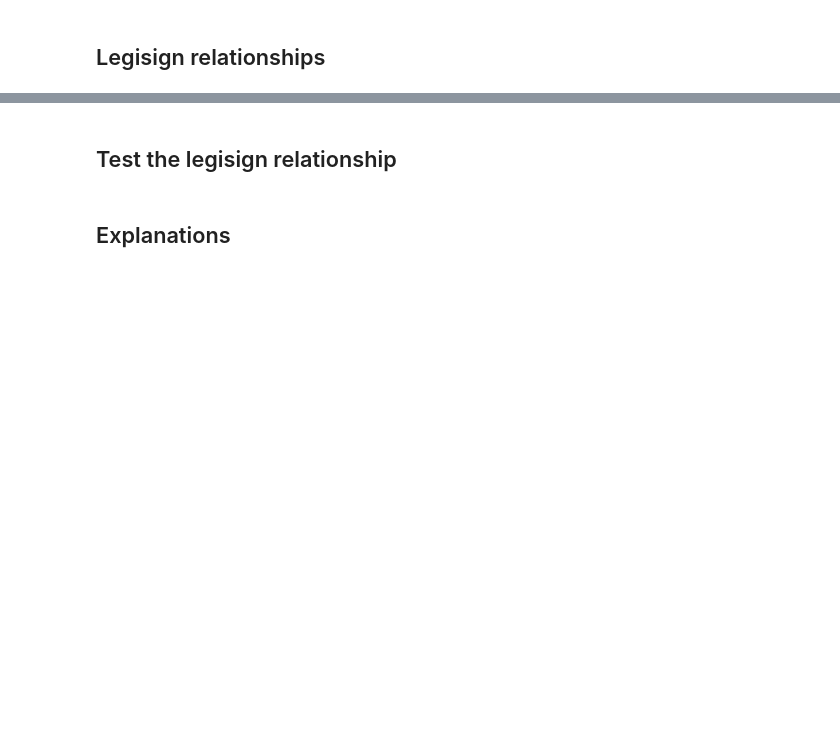
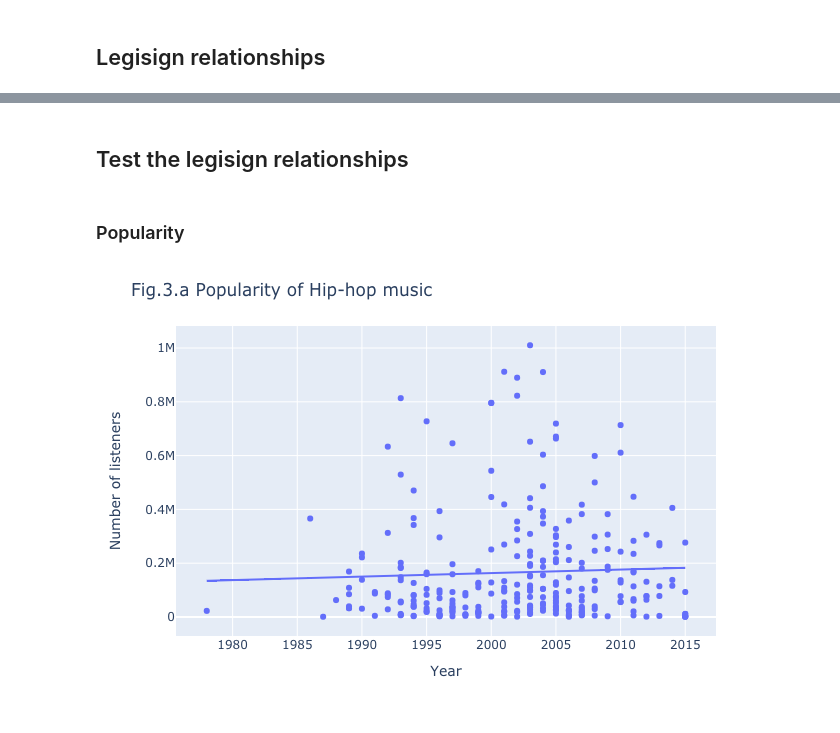
Before and after one commit to EggmanWalrus/40400-Assignment-3, a Jupyter notebook: Assignment3.ipynb, the cells around one changed output, grey strips where cells are left out. Drawn from its saved outputs; the diff is of its cells as text; code cells hidden in the pictures; blank space fills up the shorter version.

```diff
--- a/Assignment3.ipynb
+++ b/Assignment3.ipynb
@@ -94,4 +250,16 @@ fig.show()
 # %% [markdown]
-## Test the legisign relationship
+## Test the legisign relationships
 # %% [markdown]
-## Explanations
+### Popularity
+# %%
+fig = px.scatter(music_df[music_df['main_genre']=='hip-hop'],
+                 x='year', y='listener_counts', trendline='ols')
+fig.update_xaxes(tick0=1975, dtick=5)
+
+fig.update_layout(title = 'Fig.3.a Popularity of Hip-hop music',
+                  xaxis = dict(title = 'Year'),
+                  yaxis = dict(title = 'Number of listeners'))
+
+fig.show('png')
+# %% [output]
+[figure, added]
```
Also changed, not shown: parts of 43 cells of this notebook, 2 other files.
